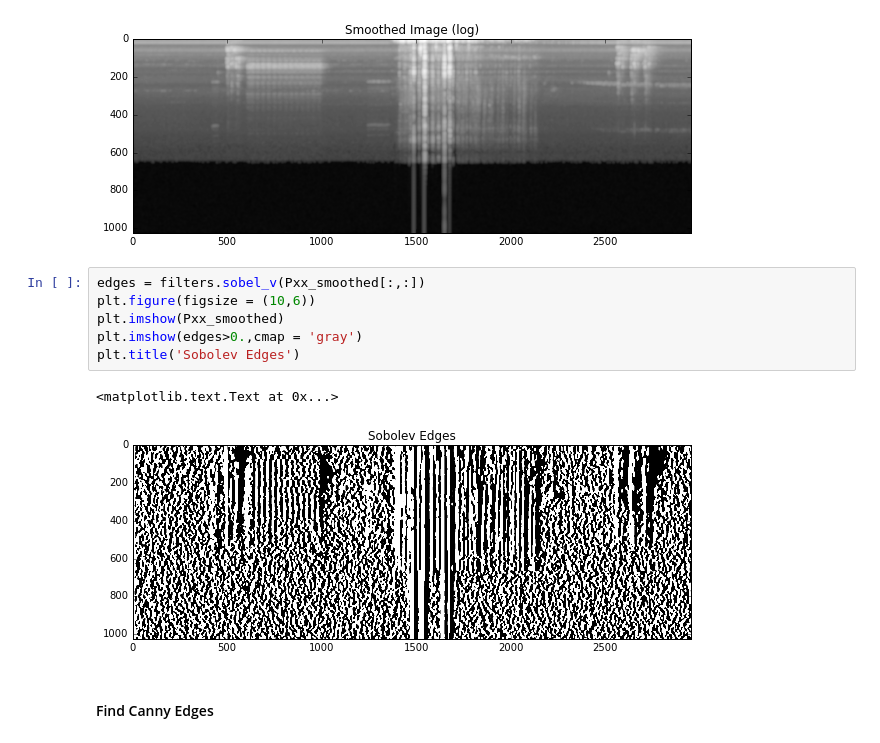
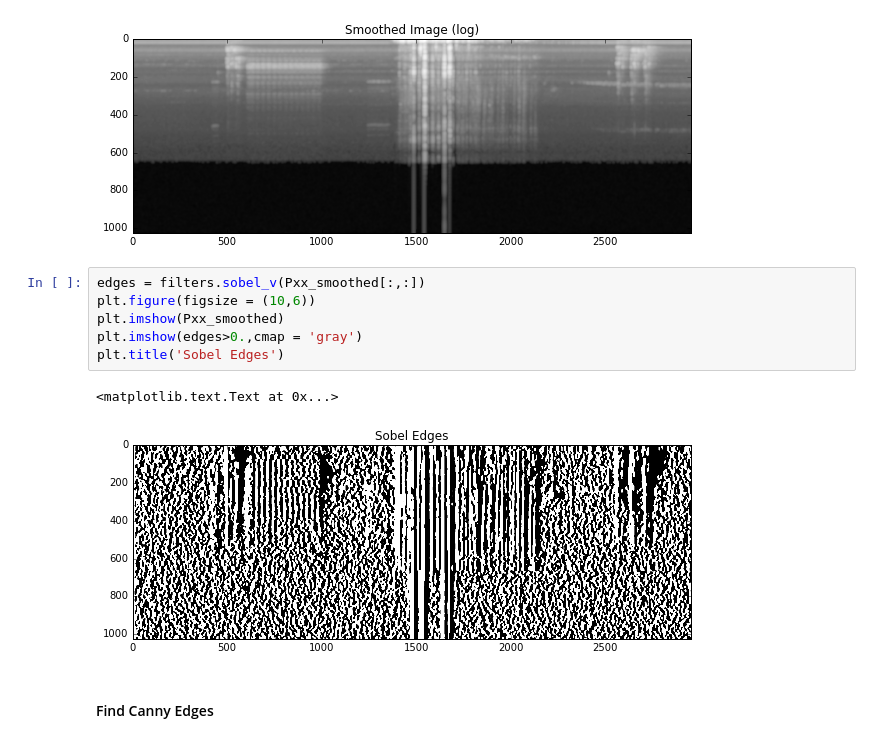
Before and after one commit to thonstad/acoustical_monitoring, a Jupyter notebook: notebooks/EdgeDetection.ipynb, the cells around one changed output. Cells and saved outputs as stored; diff of their text form.

```diff
--- a/notebooks/EdgeDetection.ipynb
+++ b/notebooks/EdgeDetection.ipynb
@@ -128,12 +128,12 @@ plt.title('Smoothed Image (log)')
 # %%
 edges = filters.sobel_v(Pxx_smoothed[:,:])
 plt.figure(figsize = (10,6))
 plt.imshow(Pxx_smoothed)
 plt.imshow(edges>0.,cmap = 'gray')
-plt.title('Sobolev Edges')
+plt.title('Sobel Edges')
 # %% [output]
 <matplotlib.text.Text at 0x...>
-[figure, old version]
+[figure, new version]
 # %% [markdown]
 #### Find Canny Edges
 # %%
```
Also changed, not shown: parts of 2 cells of this notebook, 2 other files.
